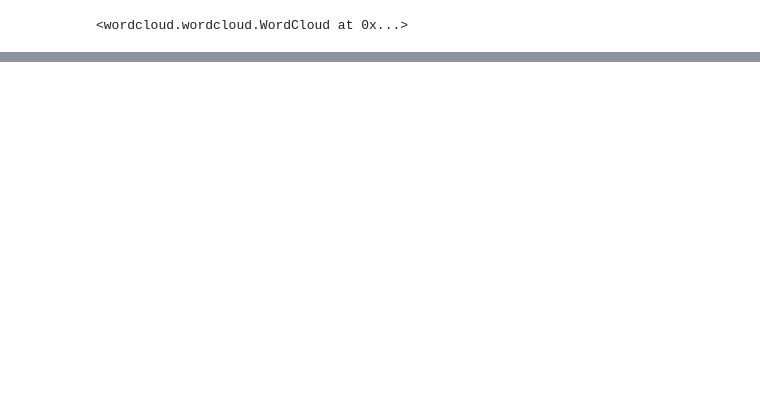
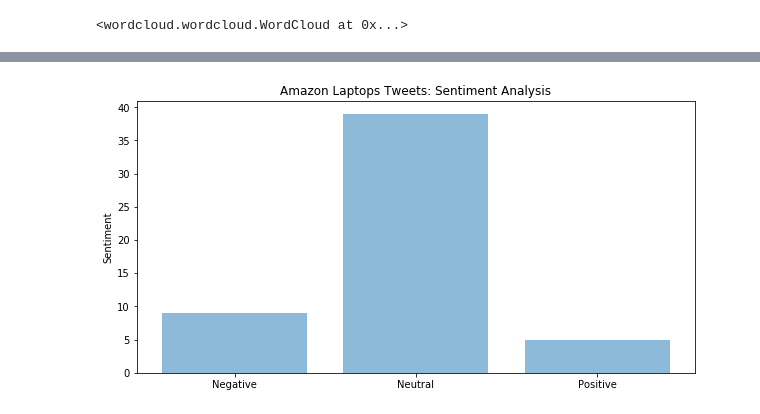
Before and after one commit to amaan2810/Term2-Project, a Jupyter notebook: 2Pro Final1.ipynb, the cells around one changed output, grey strips where cells are left out. Saved outputs shown, nothing was run; the diff lists cells and outputs as text; code cells hidden in the pictures; blank space fills up the shorter version.

```diff
--- a/2Pro Final1.ipynb
+++ b/2Pro Final1.ipynb
@@ -327,0 +539,20 @@ w2.to_file('flipkart_tweets.png')
+# %%
+AH_negative_counts = amazon_headphones_tweets_df[amazon_headphones_tweets_df['sentiment']<0].count()[0]
+AH_neutral_counts = amazon_headphones_tweets_df[amazon_headphones_tweets_df['sentiment']==0].count()[0]
+AH_positive_counts = amazon_headphones_tweets_df[amazon_headphones_tweets_df['sentiment']>0].count()[0]
+
+AL_negative_counts = amazon_laptop_tweets_df[amazon_laptop_tweets_df['sentiment']<0].count()[0]
+AL_neutral_counts = amazon_laptop_tweets_df[amazon_laptop_tweets_df['sentiment']==0].count()[0]
+AL_positive_counts = amazon_laptop_tweets_df[amazon_laptop_tweets_df['sentiment']>0].count()[0]
+
+AC_negative_counts = amazon_camera_tweets_df[amazon_camera_tweets_df['sentiment']<0].count()[0]
+AC_neutral_counts = amazon_camera_tweets_df[amazon_camera_tweets_df['sentiment']==0].count()[0]
+AC_positive_counts = amazon_camera_tweets_df[amazon_camera_tweets_df['sentiment']>0].count()[0]
+
+AS_negative_counts = amazon_speaker_tweets_df[amazon_speaker_tweets_df['sentiment']<0].count()[0]
+AS_neutral_counts = amazon_speaker_tweets_df[amazon_speaker_tweets_df['sentiment']==0].count()[0]
+AS_positive_counts = amazon_speaker_tweets_df[amazon_speaker_tweets_df['sentiment']>0].count()[0]
+
+AM_negative_counts = amazon_mobile_tweets_df[amazon_mobile_tweets_df['sentiment']<0].count()[0]
+AM_neutral_counts = amazon_mobile_tweets_df[amazon_mobile_tweets_df['sentiment']==0].count()[0]
+AM_positive_counts = amazon_mobile_tweets_df[amazon_mobile_tweets_df['sentiment']>0].count()[0]
@@ -327,0 +579,14 @@ w2.to_file('flipkart_tweets.png')
+# %%
+y_pos = [0,1,2]
+
+AH_counts = [AH_negative_counts, AH_neutral_counts, AH_positive_counts]
+AL_counts = [AL_negative_counts, AL_neutral_counts, AL_positive_counts]
+AC_counts = [AC_negative_counts, AC_neutral_counts, AC_positive_counts]
+AS_counts = [AS_negative_counts, AS_neutral_counts, AS_positive_counts]
+AM_counts = [AM_negative_counts, AM_neutral_counts, AM_positive_counts]
+
+FH_counts = [FH_negative_counts, FH_neutral_counts, FH_positive_counts]
+FL_counts = [FL_negative_counts, FL_neutral_counts, FL_positive_counts]
+FC_counts = [FC_negative_counts, FC_neutral_counts, FC_positive_counts]
+FS_counts = [FS_negative_counts, FS_neutral_counts, FS_positive_counts]
+FM_counts = [FM_negative_counts, FM_neutral_counts, FM_positive_counts]
@@ -327,0 +605,10 @@ w2.to_file('flipkart_tweets.png')
+# %%
+# plot amazon laptops
+plt.figure(figsize=(10,5))
+plt.bar(y_pos, AL_counts, align='center', alpha=0.5)
+plt.xticks(y_pos,['Negative','Neutral','Positive'])
+plt.ylabel('Sentiment')
+plt.title('Amazon Laptops Tweets: Sentiment Analysis')
+plt.show()
+# %% [output]
+[figure, added]
```
Also changed, not shown: parts of 61 cells of this notebook.
